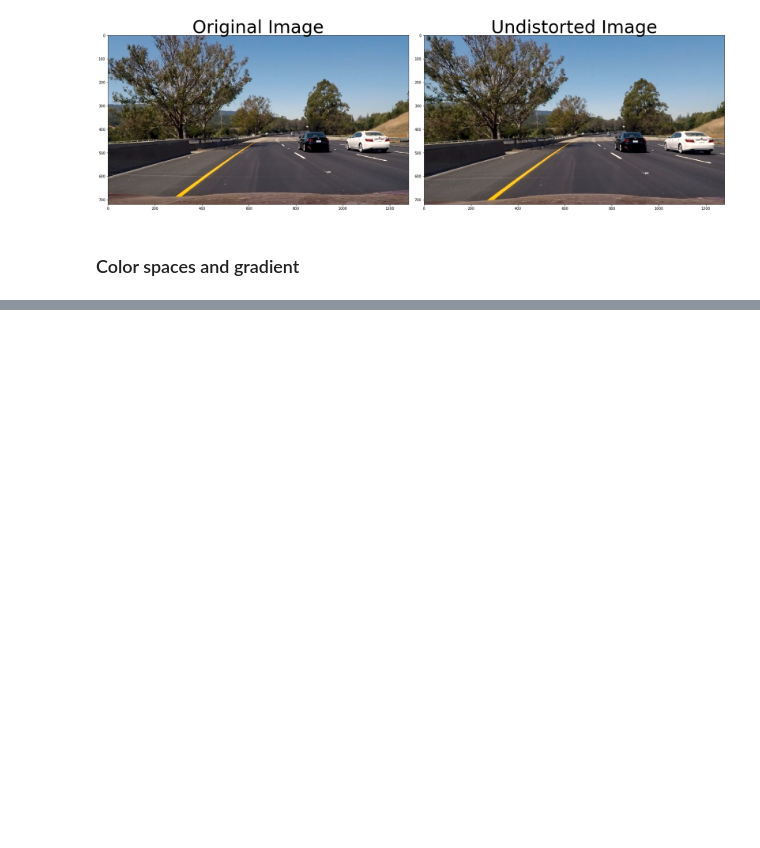
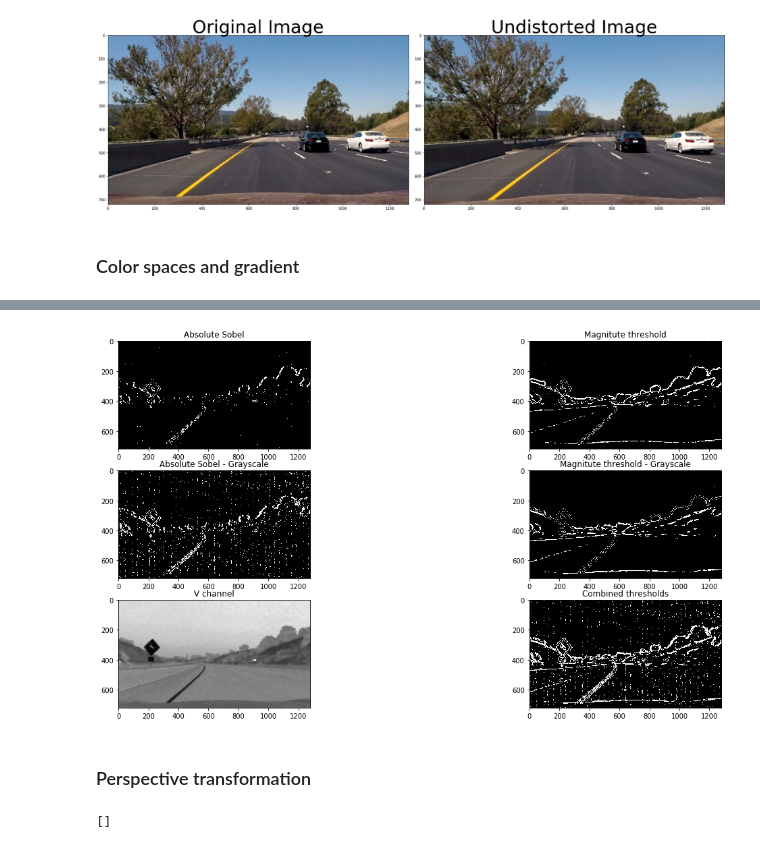
Before and after one commit to anastasia-spb/CarND-Advanced-Lane-Lines, a Jupyter notebook: project2.ipynb, the cells around one changed output, grey strips where cells are left out. Drawn from its saved outputs; the diff is of its cells as text; code cells hidden in the pictures; blank space fills up the shorter version.

```diff
--- a/project2.ipynb
+++ b/project2.ipynb
@@ -144,0 +216,8 @@ for img in undistort_images:
+# %%
+## Some my tests
+img_test = cv2.imread('test_images/test2.jpg')
+combined_binary = convert_and_threshold(img_test)
+# %% [output]
+[figure, added]
+# %% [markdown]
+### Perspective transformation
@@ -144,0 +246,4 @@ for img in undistort_images:
+# %%
+refPt
+# %% [output]
+[]
```
Also changed, not shown: parts of 7 cells of this notebook.
